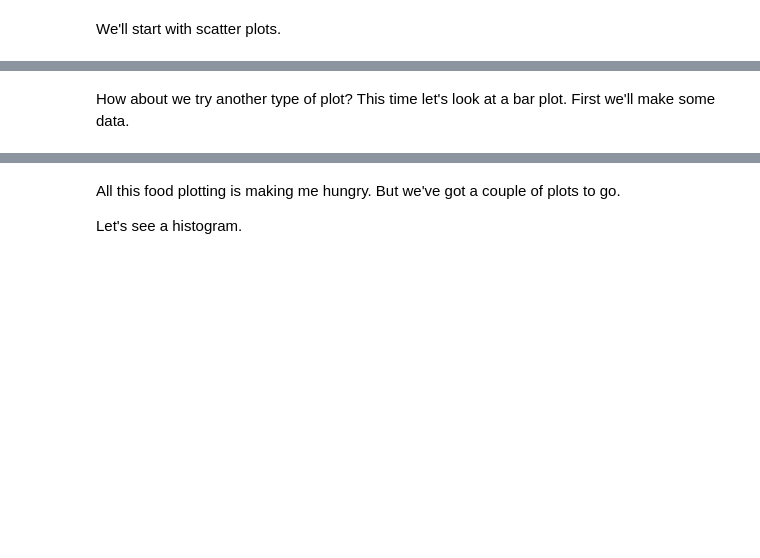
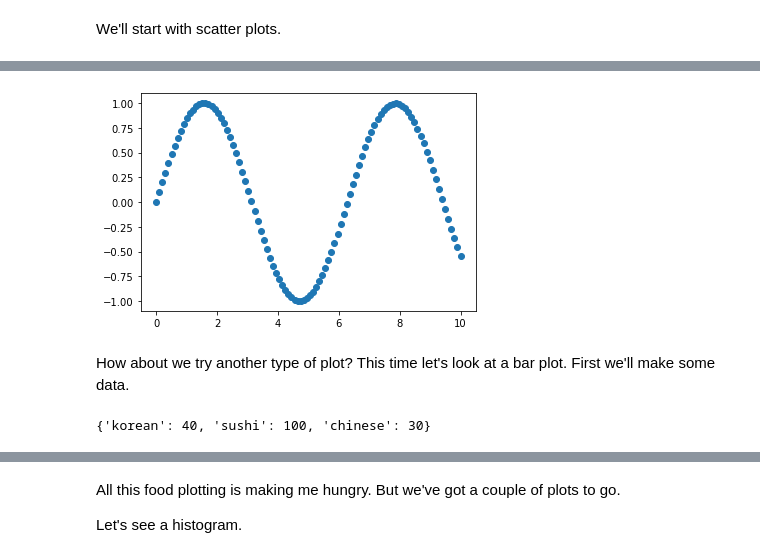
Before and after one commit to liwangcherish/learning-notes-Complete-A.I.-Machine-Learning-Data-Science-Bootcamp, a Jupyter notebook: matplotlib-exercises.ipynb, the cells around one changed output, grey strips where cells are left out. Cells and saved outputs as stored; diff of their text form; code cells hidden in the pictures; blank space fills up the shorter version.

```diff
--- a/matplotlib-exercises.ipynb
+++ b/matplotlib-exercises.ipynb
@@ -85,10 +106,20 @@ We'll start with scatter plots.
 # %%
 # Create a scatter plot of X versus np.sin(X)
+fig, ax = plt.subplots()
+ax.scatter(x, np.sin(x));
+# %% [output]
+[figure, added]
 # %% [markdown]
 How about we try another type of plot? This time let's look at a bar plot. First we'll make some data.
 # %%
 # Create a Python dictionary of 3 of your favourite foods with
 # The keys of the dictionary should be the food name and the values their price
+food = {"korean": 40,
+       "sushi": 100,
+       "chinese": 30}
+food
+# %% [output]
+{'korean': 40, 'sushi': 100, 'chinese': 30}
 # %%
 # Create a bar graph where the x-axis is the keys of the dictionary
 # and the y-axis is the values of the dictionary
```
Also changed, not shown: parts of 32 cells of this notebook, 1 other file.
